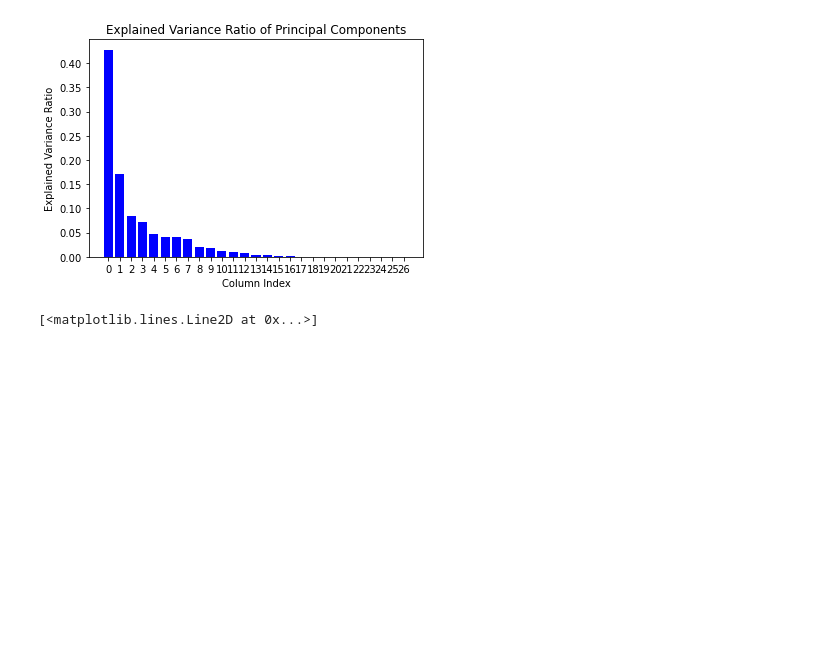
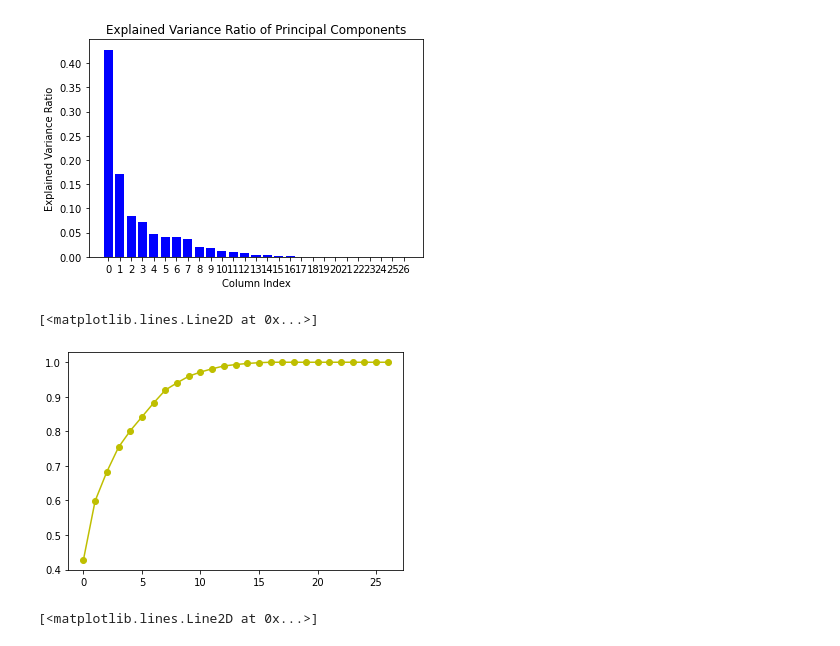
Before and after one commit to muznyahamed/sem7_Ml_assignment1, a Jupyter notebook: Asiignment2_Updated.ipynb, the cells around one changed output. Drawn from its saved outputs; the diff is of its cells as text; code cells hidden in the pictures; blank space fills up the shorter version.

```diff
--- a/Asiignment2_Updated.ipynb
+++ b/Asiignment2_Updated.ipynb
@@ -141,6 +138,11 @@ plt.xticks(np.arange(len(explained_variance_ratio)))
 plt.show()
 # %% [output]
 [figure]
+# %%
+plt.plot(explained_variance_ratio_3.cumsum(), 'y-o', label='Outliers removed')
+# %% [output]
+[<matplotlib.lines.Line2D at 0x...>]
+[figure, added]
 # %%
 plt.plot(explained_variance_ratio.cumsum(), 'r-o', label='raw')
 plt.plot(explained_variance_ratio_2.cumsum(), 'b--*', label='Preprocessed')
```
Also changed, not shown: parts of 8 cells of this notebook, 1 other file.
